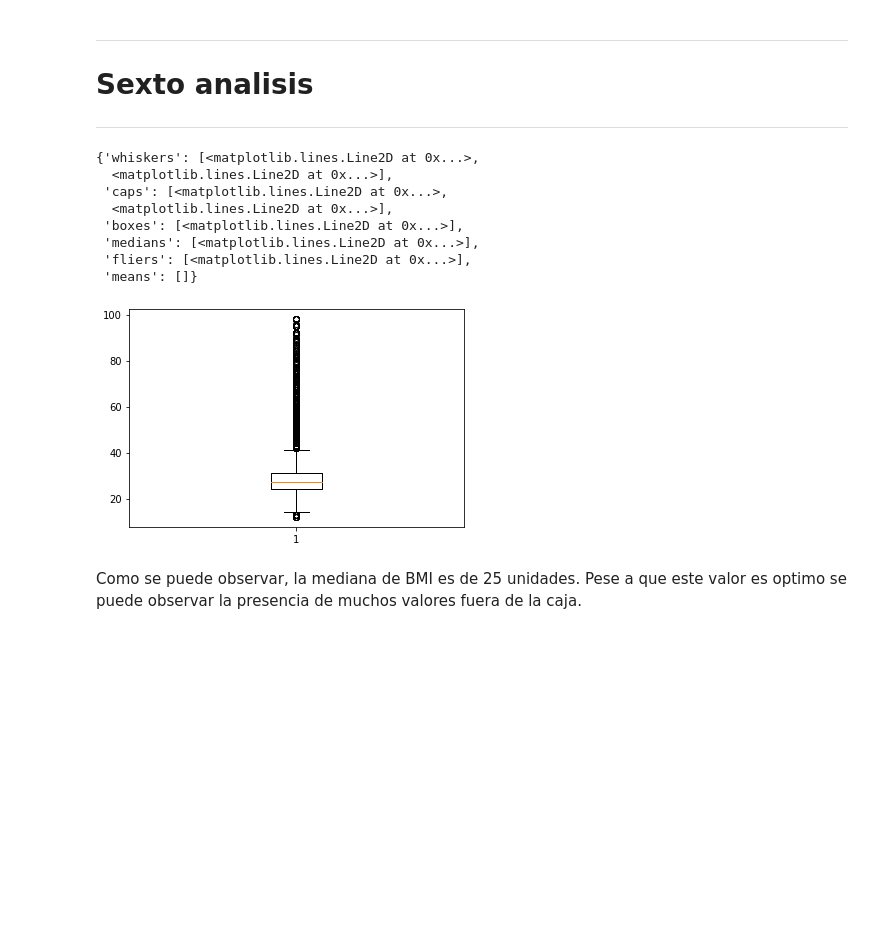
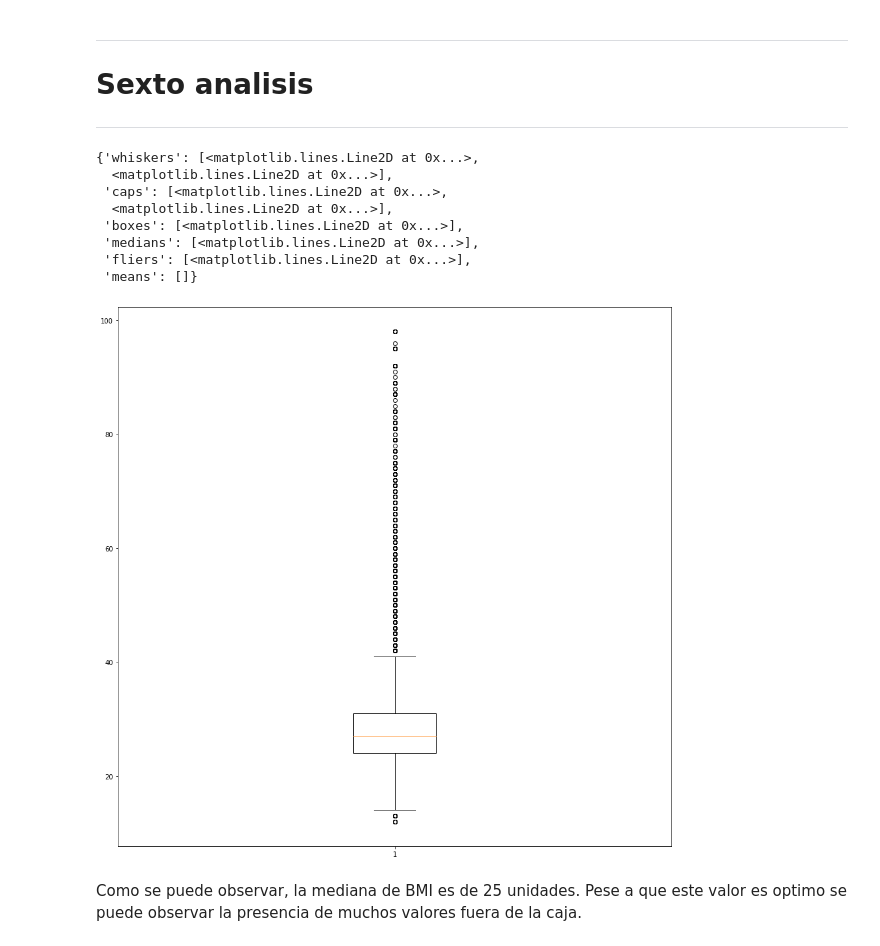
Before and after one commit to Tomtechno/DataScience, a Jupyter notebook: ProyectoDS_ParteII_+Uzquiano.ipynb, the cells around one changed output. Cells and saved outputs as stored; diff of their text form; code cells hidden in the pictures; blank space fills up the shorter version.

```diff
--- a/ProyectoDS_ParteII_+Uzquiano.ipynb
+++ b/ProyectoDS_ParteII_+Uzquiano.ipynb
@@ -218,18 +293,19 @@ Otra conclusión que podemos sacar de - "Graficos 5" es que:
 ***
 # Sexto analisis
 ***
-# %%
-plt.boxplot(df['BMI'])
-# %% [output]
-{'whiskers': [<matplotlib.lines.Line2D at 0x...>,
-  <matplotlib.lines.Line2D at 0x...>],
- 'caps': [<matplotlib.lines.Line2D at 0x...>,
-  <matplotlib.lines.Line2D at 0x...>],
- 'boxes': [<matplotlib.lines.Line2D at 0x...>],
- 'medians': [<matplotlib.lines.Line2D at 0x...>],
- 'fliers': [<matplotlib.lines.Line2D at 0x...>],
- 'means': []}
-[figure, removed]
+# %%
+fig, ax = plt.subplots(figsize=(15,15))
+plt.boxplot(df['BMI'])
+# %% [output]
+{'whiskers': [<matplotlib.lines.Line2D at 0x...>,
+  <matplotlib.lines.Line2D at 0x...>],
+ 'caps': [<matplotlib.lines.Line2D at 0x...>,
+  <matplotlib.lines.Line2D at 0x...>],
+ 'boxes': [<matplotlib.lines.Line2D at 0x...>],
+ 'medians': [<matplotlib.lines.Line2D at 0x...>],
+ 'fliers': [<matplotlib.lines.Line2D at 0x...>],
+ 'means': []}
+[figure, added]
 # %% [markdown]
 Como se puede observar, la mediana de BMI es de 25 unidades. Pese a que este valor es optimo se puede observar la presencia de muchos valores fuera de la caja.
 # %% [markdown]
```
Also changed, not shown: parts of 10 cells of this notebook.
